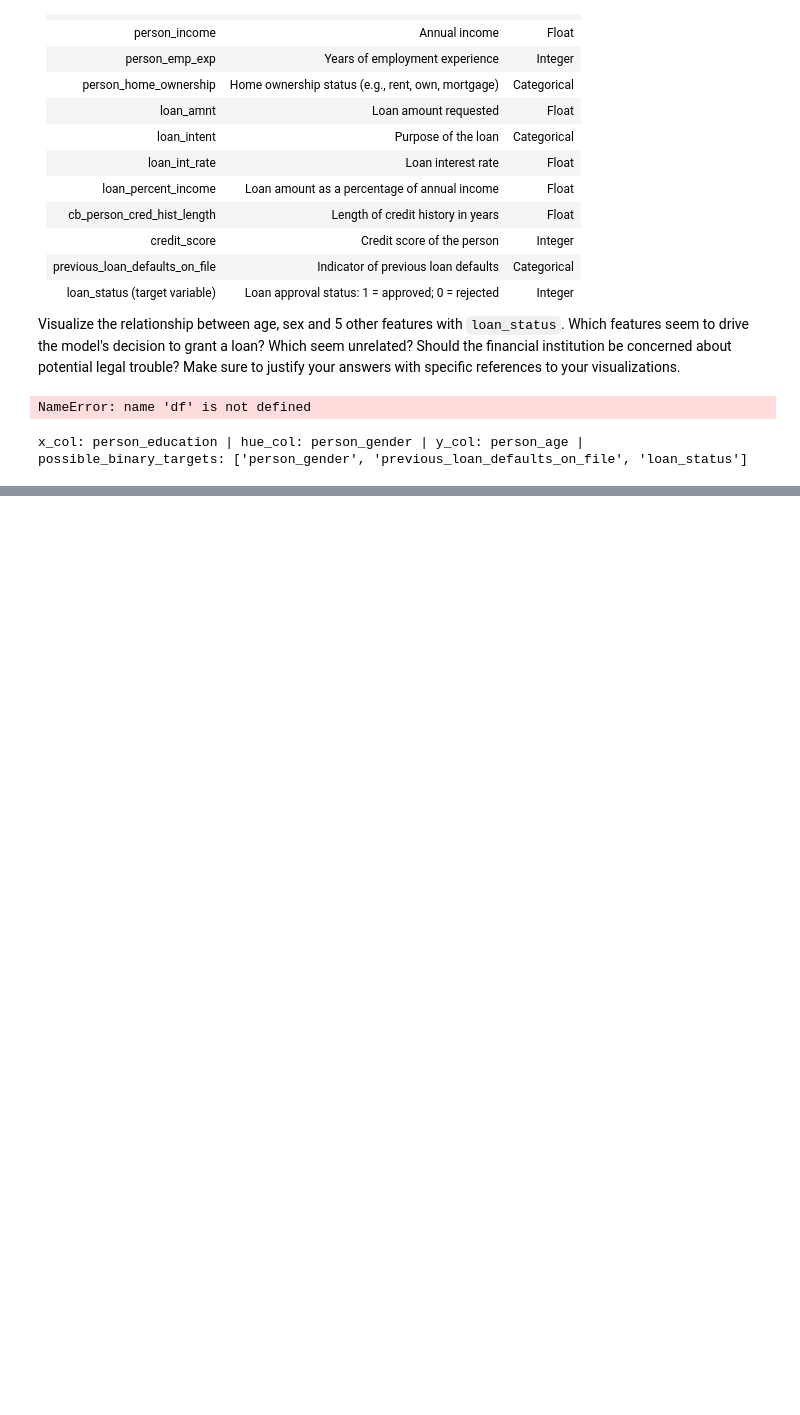
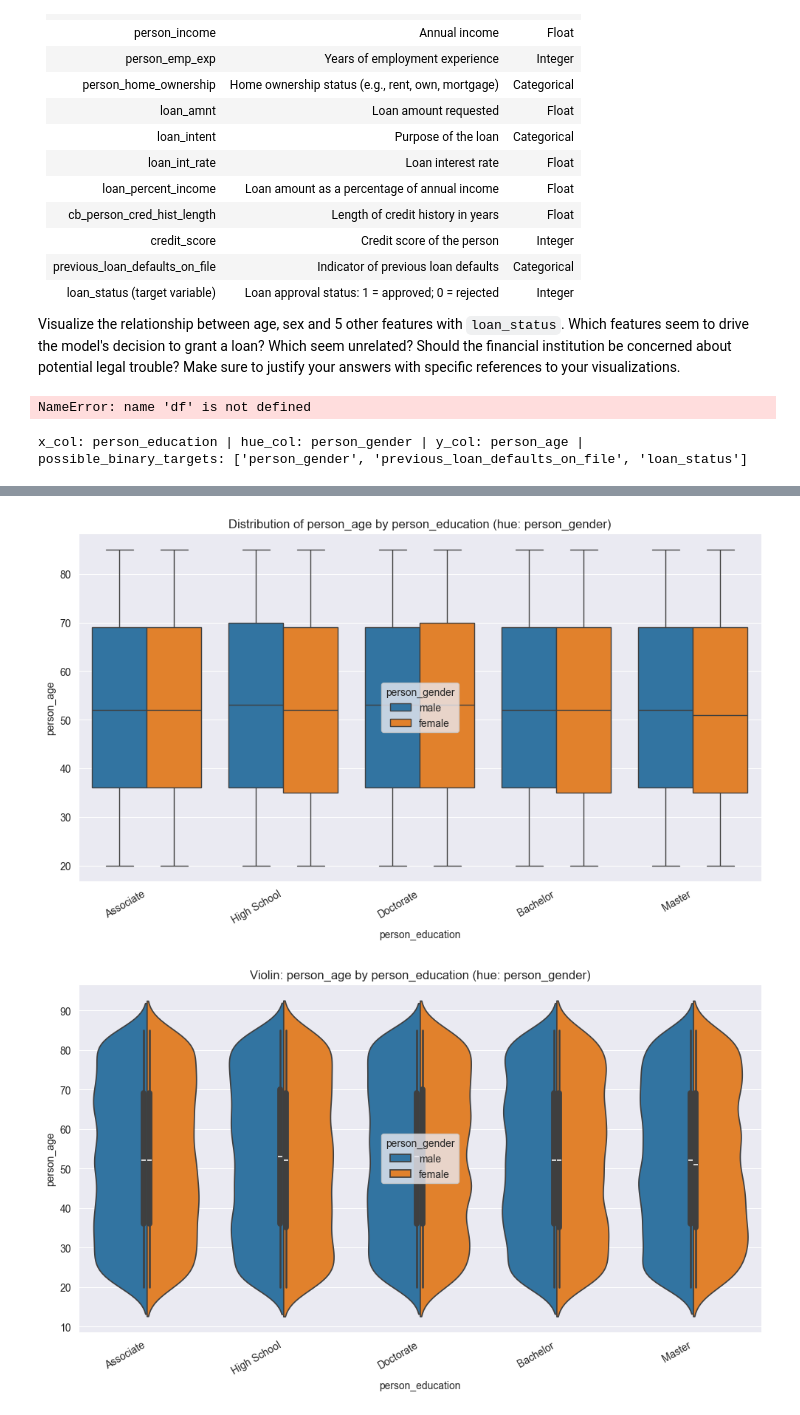
Before and after one commit to TJPFSO/DataVisualization, a Jupyter notebook: Lab/2.5 Visualizing Relationships Between Groups Lab.ipynb, the cells around one changed output, grey strips where cells are left out. Drawn from its saved outputs; the diff is of its cells as text; code cells hidden in the pictures; blank space fills up the shorter version.

```diff
--- a/Lab/2.5 Visualizing Relationships Between Groups Lab.ipynb
+++ b/Lab/2.5 Visualizing Relationships Between Groups Lab.ipynb
@@ -81,0 +96,20 @@ x_col: person_education | hue_col: person_gender | y_col: person_age | possible_
+# %%
+plt.figure(figsize=(10,6))
+sns.boxplot(data=df, x=x_col, y=y_col, hue=hue_col)
+plt.title(f"Distribution of {y_col} by {x_col}" + (f" (hue: {hue_col})" if hue_col else ""))
+plt.xlabel(x_col); plt.ylabel(y_col)
+plt.xticks(rotation=30, ha="right")
+plt.tight_layout()
+plt.show()
+
+# Optional: violin (comment out if you only want boxplot)
+plt.figure(figsize=(10,6))
+sns.violinplot(data=df, x=x_col, y=y_col, hue=hue_col, split=(hue_col is not None))
+plt.title(f"Violin: {y_col} by {x_col}" + (f" (hue: {hue_col})" if hue_col else ""))
+plt.xlabel(x_col); plt.ylabel(y_col)
+plt.xticks(rotation=30, ha="right")
+plt.tight_layout()
+plt.show()
+# %% [output]
+[figure, added]
+[figure, added]
```
Also changed, not shown: parts of 3 cells of this notebook.
